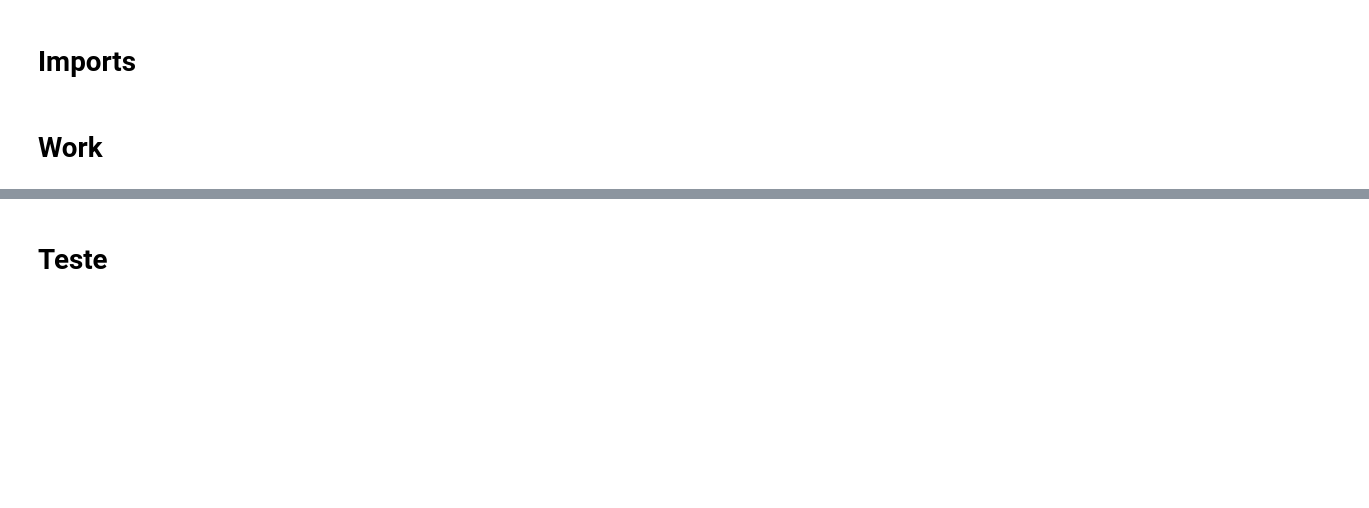
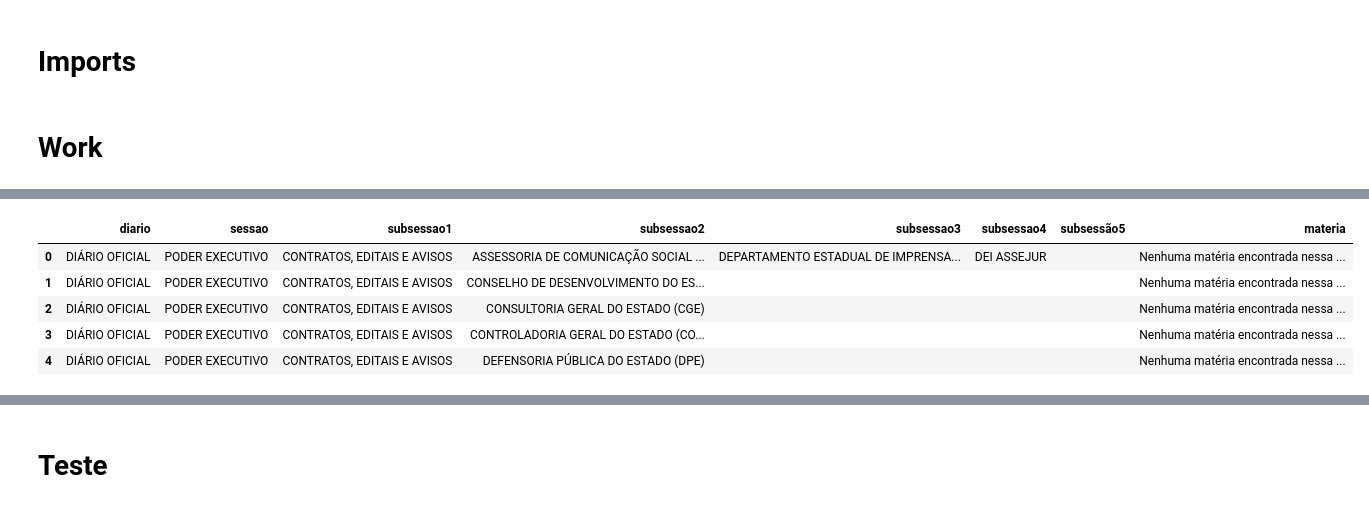
Before and after one commit to gabrielfas/diario-rn-webscraper, a Jupyter notebook: Scraping diário RN.ipynb, the cells around one changed output, grey strips where cells are left out. Drawn from its saved outputs; the diff is of its cells as text; code cells hidden in the pictures; blank space fills up the shorter version.

```diff
--- a/Scraping diário RN.ipynb
+++ b/Scraping diário RN.ipynb
@@ -113,0 +177,10 @@ StaleElementReferenceException: Message: The element reference of <a id="dgSubSe
+# %%
+df = pd.DataFrame(materias,columns=['diario', 'sessao', 'subsessao1', 'subsessao2', 'subsessao3', 'subsessao4', 'subsessão5', 'materia'])
+df.head()
+# %% [output]
+|  | diario | sessao | subsessao1 | subsessao2 | subsessao3 | subsessao4 | subsessão5 | materia |
+| 0 | DIÁRIO OFICIAL | PODER EXECUTIVO | CONTRATOS, EDITAIS E AVISOS | ASSESSORIA DE COMUNICAÇÃO SOCIAL ... | DEPARTAMENTO ESTADUAL DE IMPRENSA... | DEI ASSEJUR |  | Nenhuma matéria encontrada nessa ... |
+| 1 | DIÁRIO OFICIAL | PODER EXECUTIVO | CONTRATOS, EDITAIS E AVISOS | CONSELHO DE DESENVOLVIMENTO DO ES... |  |  |  | Nenhuma matéria encontrada nessa ... |
+| 2 | DIÁRIO OFICIAL | PODER EXECUTIVO | CONTRATOS, EDITAIS E AVISOS | CONSULTORIA GERAL DO ESTADO (CGE) |  |  |  | Nenhuma matéria encontrada nessa ... |
+| 3 | DIÁRIO OFICIAL | PODER EXECUTIVO | CONTRATOS, EDITAIS E AVISOS | CONTROLADORIA GERAL DO ESTADO (CO... |  |  |  | Nenhuma matéria encontrada nessa ... |
+| 4 | DIÁRIO OFICIAL | PODER EXECUTIVO | CONTRATOS, EDITAIS E AVISOS | DEFENSORIA PÚBLICA DO ESTADO (DPE) |  |  |  | Nenhuma matéria encontrada nessa ... |
```
Also changed, not shown: parts of 14 cells of this notebook.
